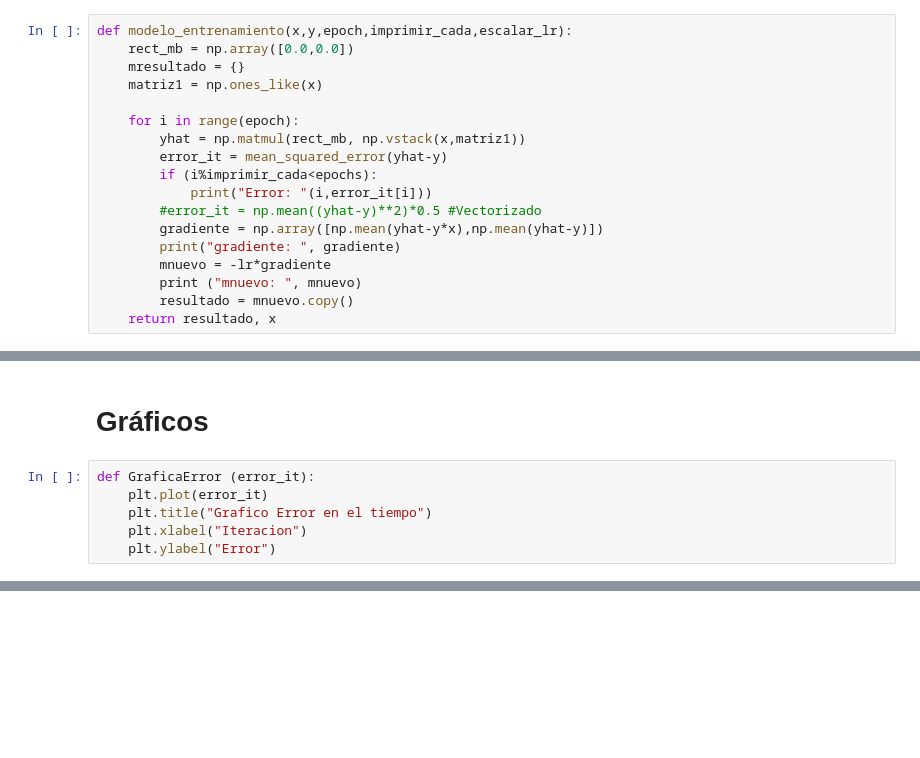
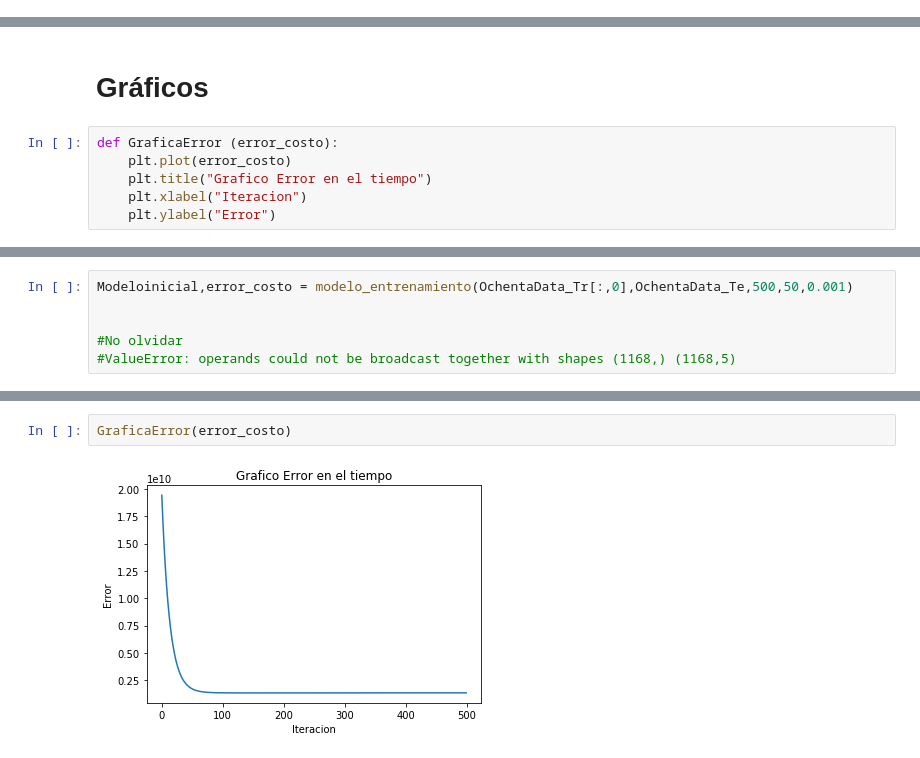
Before and after one commit to JsebastianR92/Proyecto-1, a Jupyter notebook: Proyecto 1.ipynb, the cells around one changed output, grey strips where cells are left out. Saved outputs shown, nothing was run; the diff lists cells and outputs as text; blank space fills up the shorter version.

```diff
--- a/Proyecto 1.ipynb
+++ b/Proyecto 1.ipynb
@@ -185,18 +165,0 @@ modelo_entrenamiento(0,0,5,3,0.0001)
-# %%
-def modelo_entrenamiento(x,y,epoch,imprimir_cada,escalar_lr):
-    rect_mb = np.array([0.0,0.0])
-    mresultado = {}
-    matriz1 = np.ones_like(x)
-
-    for i in range(epoch):
-        yhat = np.matmul(rect_mb, np.vstack(x,matriz1))
-        error_it = mean_squared_error(yhat-y)
-        if (i%imprimir_cada<epochs):
-            print("Error: "(i,error_it[i]))
-        #error_it = np.mean((yhat-y)**2)*0.5 #Vectorizado
-        gradiente = np.array([np.mean(yhat-y*x),np.mean(yhat-y)])
-        print("gradiente: ", gradiente)
-        mnuevo = -lr*gradiente
-        print ("mnuevo: ", mnuevo)
-        resultado = mnuevo.copy()
-    return resultado, x
@@ -203,8 +227,8 @@ def modelo_entrenamiento(x,y,epoch,imprimir_cada,escalar_lr):
 # %% [markdown]
 # Gráficos
 # %%
-def GraficaError (error_it):
-    plt.plot(error_it)
+def GraficaError (error_costo):
+    plt.plot(error_costo)
     plt.title("Grafico Error en el tiempo")
     plt.xlabel("Iteracion")
     plt.ylabel("Error")
@@ -219,0 +252,6 @@ def evolucionmodelo(x,y,MatrizResultado,n):
+# %%
+Modeloinicial,error_costo = modelo_entrenamiento(OchentaData_Tr[:,0],OchentaData_Te,500,50,0.001)
+
+
+#No olvidar
+#ValueError: operands could not be broadcast together with shapes (1168,) (1168,5)
@@ -219,0 +269,4 @@ def evolucionmodelo(x,y,MatrizResultado,n):
+# %%
+GraficaError(error_costo)
+# %% [output]
+[figure, added]
```
Also changed, not shown: parts of 11 cells of this notebook.
